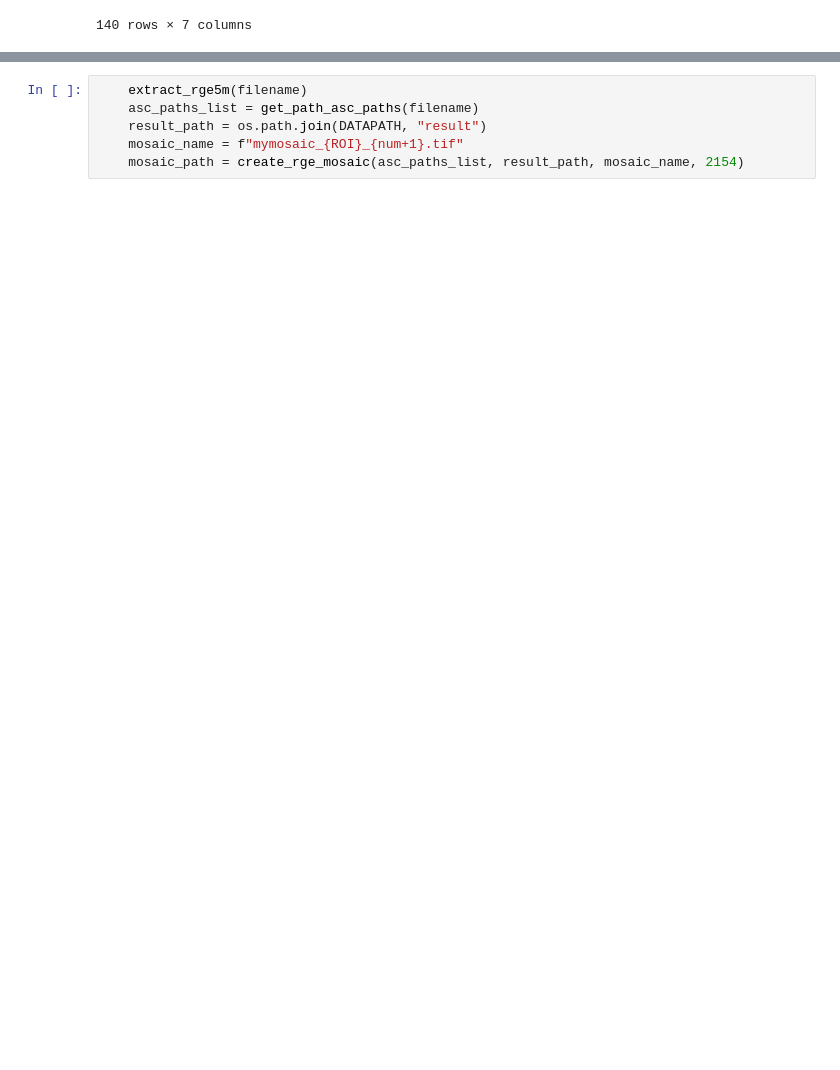
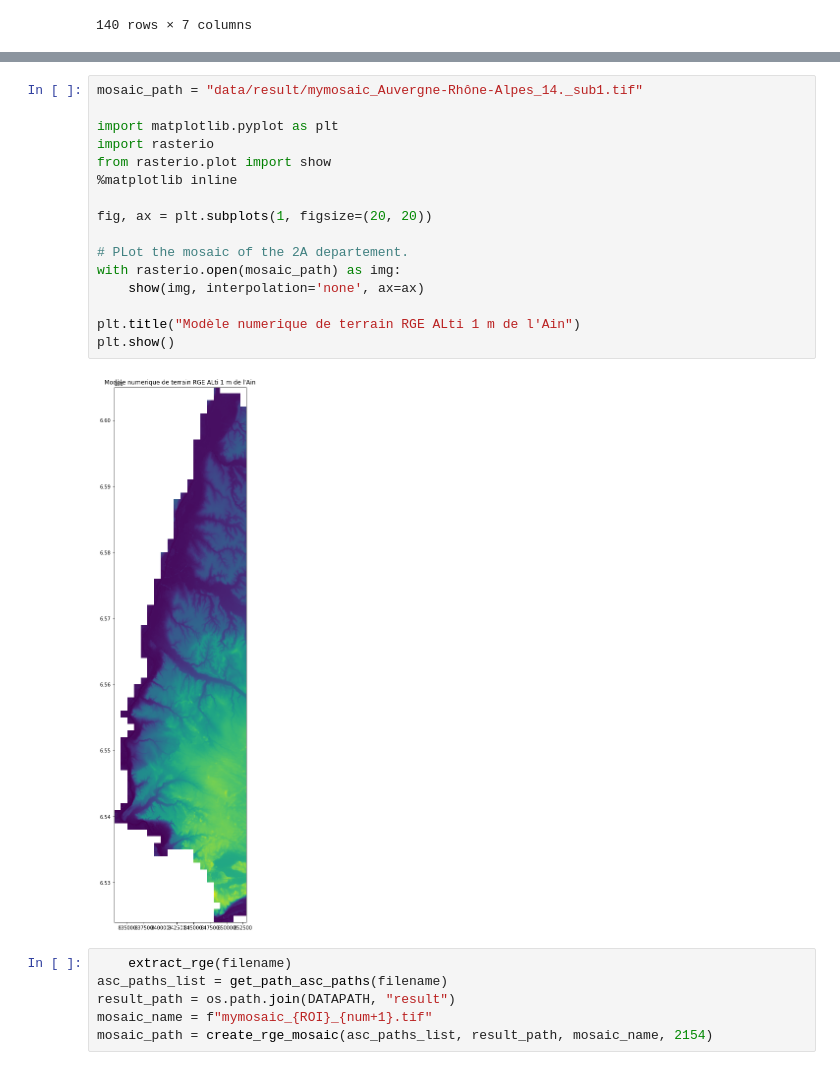
Before and after one commit to guiattard/rge1m, a Jupyter notebook: processing-rge1m.ipynb, the cells around one changed output, grey strips where cells are left out. Saved outputs shown, nothing was run; the diff lists cells and outputs as text; blank space fills up the shorter version.

```diff
--- a/processing-rge1m.ipynb
+++ b/processing-rge1m.ipynb
@@ -71,6 +101,24 @@ RGEALTI_2-0_1M_ASC_LAMB93-IGN69_D074_2020-10-15.7z is downloaded.
+# %%
+mosaic_path = "data/result/mymosaic_Auvergne-Rhône-Alpes_14._sub1.tif"
+
+import matplotlib.pyplot as plt
+import rasterio
+from rasterio.plot import show
+%matplotlib inline
+
+fig, ax = plt.subplots(1, figsize=(20, 20))
+
+# PLot the mosaic of the 2A departement.
+with rasterio.open(mosaic_path) as img:
+    show(img, interpolation='none', ax=ax)
+
+plt.title("Modèle numerique de terrain RGE ALti 1 m de l'Ain")
+plt.show()
+# %% [output]
+[figure, added]
 # %%
-    extract_rge5m(filename)
-    asc_paths_list = get_path_asc_paths(filename)
-    result_path = os.path.join(DATAPATH, "result")
-    mosaic_name = f"mymosaic_{ROI}_{num+1}.tif"
-    mosaic_path = create_rge_mosaic(asc_paths_list, result_path, mosaic_name, 2154)
+    extract_rge(filename)
+asc_paths_list = get_path_asc_paths(filename)
+result_path = os.path.join(DATAPATH, "result")
+mosaic_name = f"mymosaic_{ROI}_{num+1}.tif"
+mosaic_path = create_rge_mosaic(asc_paths_list, result_path, mosaic_name, 2154)
```
Also changed, not shown: parts of 5 cells of this notebook, 1 other file.
